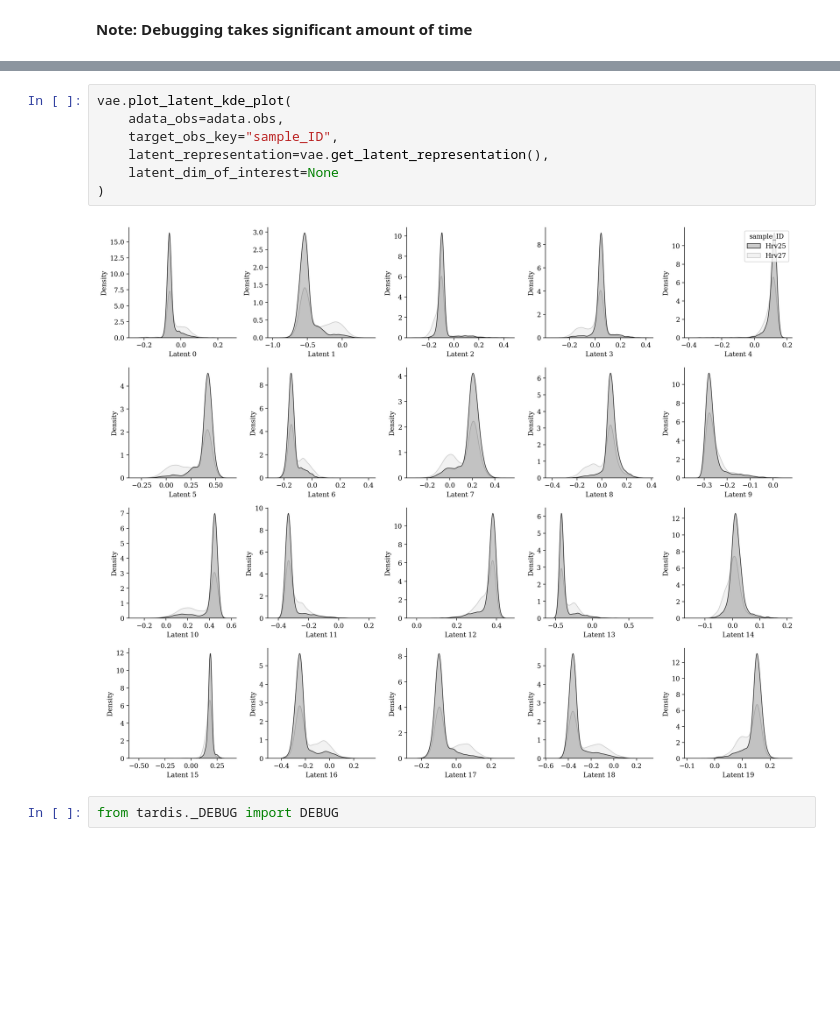
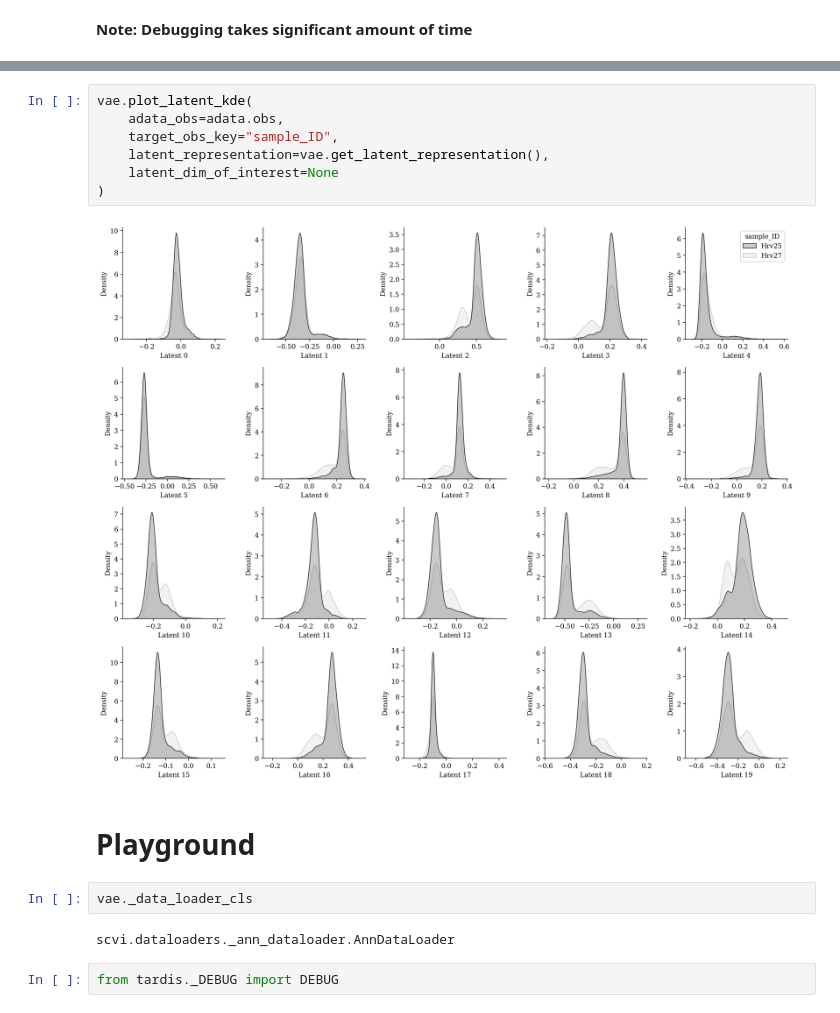
Before and after one commit to theislab/tardis, a Jupyter notebook: notebooks/run.ipynb, the cells around one changed output, grey strips where cells are left out. Saved outputs shown, nothing was run; the diff lists cells and outputs as text; blank space fills up the shorter version.

```diff
--- a/notebooks/run.ipynb
+++ b/notebooks/run.ipynb
@@ -150,12 +150,18 @@ vae.plot_training_history(
 # %%
-vae.plot_latent_kde_plot(
+vae.plot_latent_kde(
     adata_obs=adata.obs,
     target_obs_key="sample_ID",
     latent_representation=vae.get_latent_representation(),
     latent_dim_of_interest=None
 )
 # %% [output]
-[figure, old version]
+[figure, new version]
+# %% [markdown]
+# Playground
+# %%
+vae._data_loader_cls
+# %% [output]
+scvi.dataloaders._ann_dataloader.AnnDataLoader
 # %%
 from tardis._DEBUG import DEBUG
 # %%
```
Also changed, not shown: parts of 6 cells of this notebook, 4 other files.
